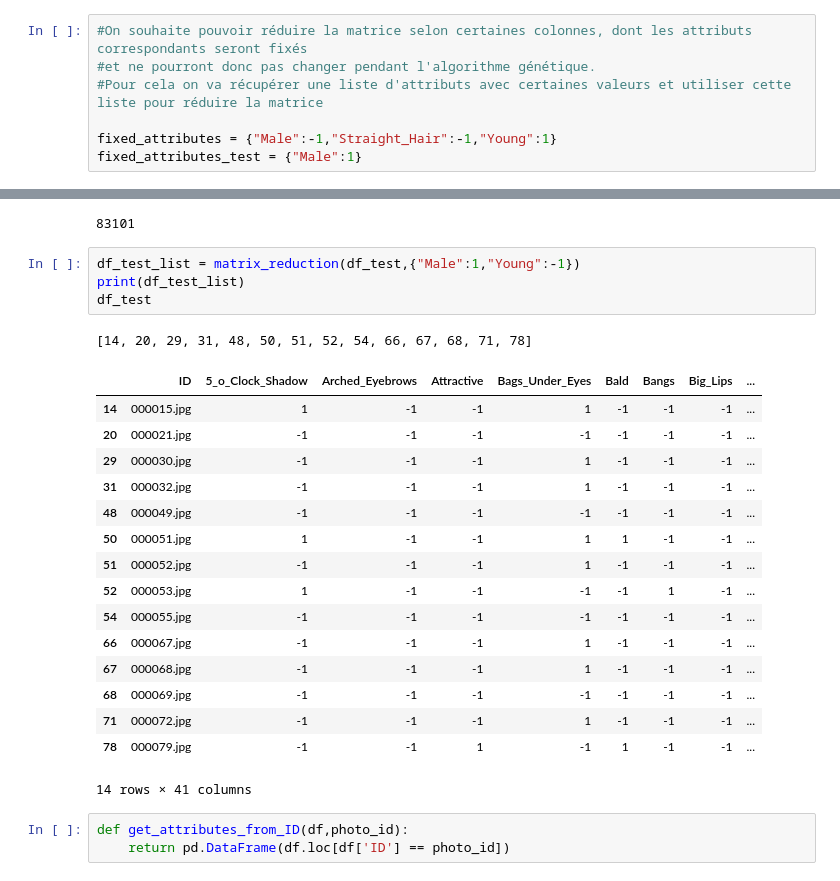
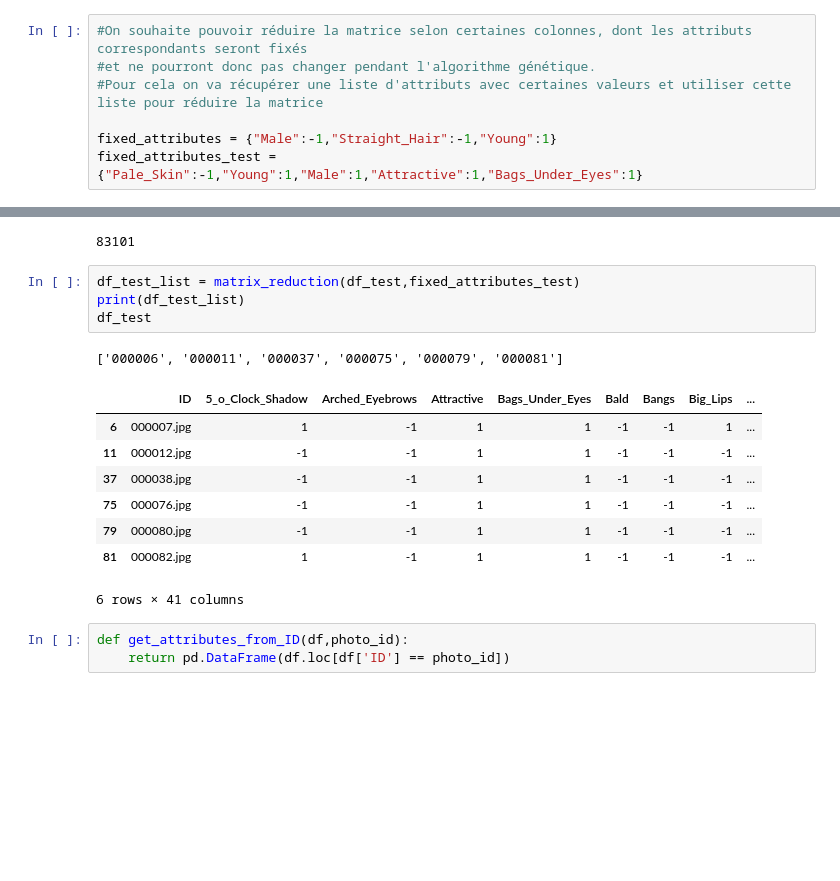
Before and after one commit to Lina-ouaret/Project_4bim, a Jupyter notebook: projet/TP1.ipynb, the cells around one changed output, grey strips where cells are left out. Saved outputs shown, nothing was run; the diff lists cells and outputs as text; blank space fills up the shorter version.

Commit message:
màj unitest commun_function.matrix_reduction

```diff
--- a/projet/TP1.ipynb
+++ b/projet/TP1.ipynb
@@ -65,7 +65,7 @@ Réduction matrice
 #Pour cela on va récupérer une liste d'attributs avec certaines valeurs et utiliser cette liste pour réduire la matrice
 
 fixed_attributes = {"Male":-1,"Straight_Hair":-1,"Young":1}
-fixed_attributes_test = {"Male":1}
+fixed_attributes_test = {"Pale_Skin":-1,"Young":1,"Male":1,"Attractive":1,"Bags_Under_Eyes":1}
 # %%
 def matrix_reduction(df,fixed_att):
     new_df = df
@@ -80,27 +80,19 @@ print(len(df_attributes_list))
 # %% [output]
 83101
 # %%
-df_test_list = matrix_reduction(df_test,{"Male":1,"Young":-1})
+df_test_list = matrix_reduction(df_test,fixed_attributes_test)
 print(df_test_list)
 df_test
 # %% [output]
-[14, 20, 29, 31, 48, 50, 51, 52, 54, 66, 67, 68, 71, 78]
+['000006', '000011', '000037', '000075', '000079', '000081']
 |  | ID | 5_o_Clock_Shadow | Arched_Eyebrows | Attractive | Bags_Under_Eyes | Bald | Bangs | Big_Lips | ... |
-| 14 | 000015.jpg | 1 | -1 | -1 | 1 | -1 | -1 | -1 | ... |
-| 20 | 000021.jpg | -1 | -1 | -1 | -1 | -1 | -1 | -1 | ... |
-| 29 | 000030.jpg | -1 | -1 | -1 | 1 | -1 | -1 | -1 | ... |
-| 31 | 000032.jpg | -1 | -1 | -1 | 1 | -1 | -1 | -1 | ... |
-| 48 | 000049.jpg | -1 | -1 | -1 | -1 | -1 | -1 | -1 | ... |
-| 50 | 000051.jpg | 1 | -1 | -1 | 1 | 1 | -1 | -1 | ... |
-| 51 | 000052.jpg | -1 | -1 | -1 | 1 | -1 | -1 | -1 | ... |
-| 52 | 000053.jpg | 1 | -1 | -1 | -1 | -1 | 1 | -1 | ... |
-| 54 | 000055.jpg | -1 | -1 | -1 | -1 | -1 | -1 | -1 | ... |
-| 66 | 000067.jpg | -1 | -1 | -1 | 1 | -1 | -1 | -1 | ... |
-| 67 | 000068.jpg | -1 | -1 | -1 | 1 | -1 | -1 | -1 | ... |
-| 68 | 000069.jpg | -1 | -1 | -1 | -1 | -1 | -1 | -1 | ... |
-| 71 | 000072.jpg | -1 | -1 | -1 | 1 | -1 | -1 | -1 | ... |
-| 78 | 000079.jpg | -1 | -1 | 1 | -1 | 1 | -1 | -1 | ... |
+| 6 | 000007.jpg | 1 | -1 | 1 | 1 | -1 | -1 | 1 | ... |
+| 11 | 000012.jpg | -1 | -1 | 1 | 1 | -1 | -1 | -1 | ... |
+| 37 | 000038.jpg | -1 | -1 | 1 | 1 | -1 | -1 | -1 | ... |
+| 75 | 000076.jpg | -1 | -1 | 1 | 1 | -1 | -1 | -1 | ... |
+| 79 | 000080.jpg | -1 | -1 | 1 | 1 | -1 | -1 | -1 | ... |
+| 81 | 000082.jpg | 1 | -1 | 1 | 1 | -1 | -1 | -1 | ... |
-14 rows × 41 columns
+6 rows × 41 columns
 # %%
 def get_attributes_from_ID(df,photo_id):
     return pd.DataFrame(df.loc[df['ID'] == photo_id])
```
Also changed, not shown: parts of 5 cells of this notebook, 1 other file.
